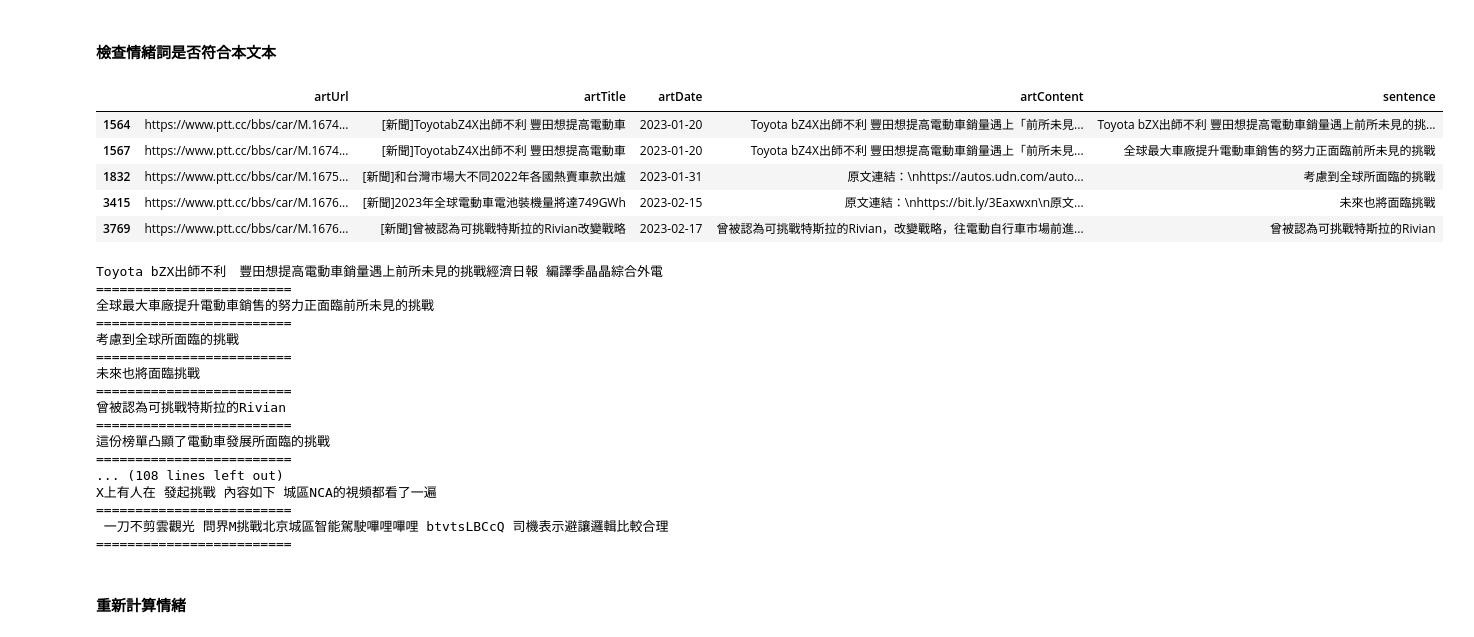
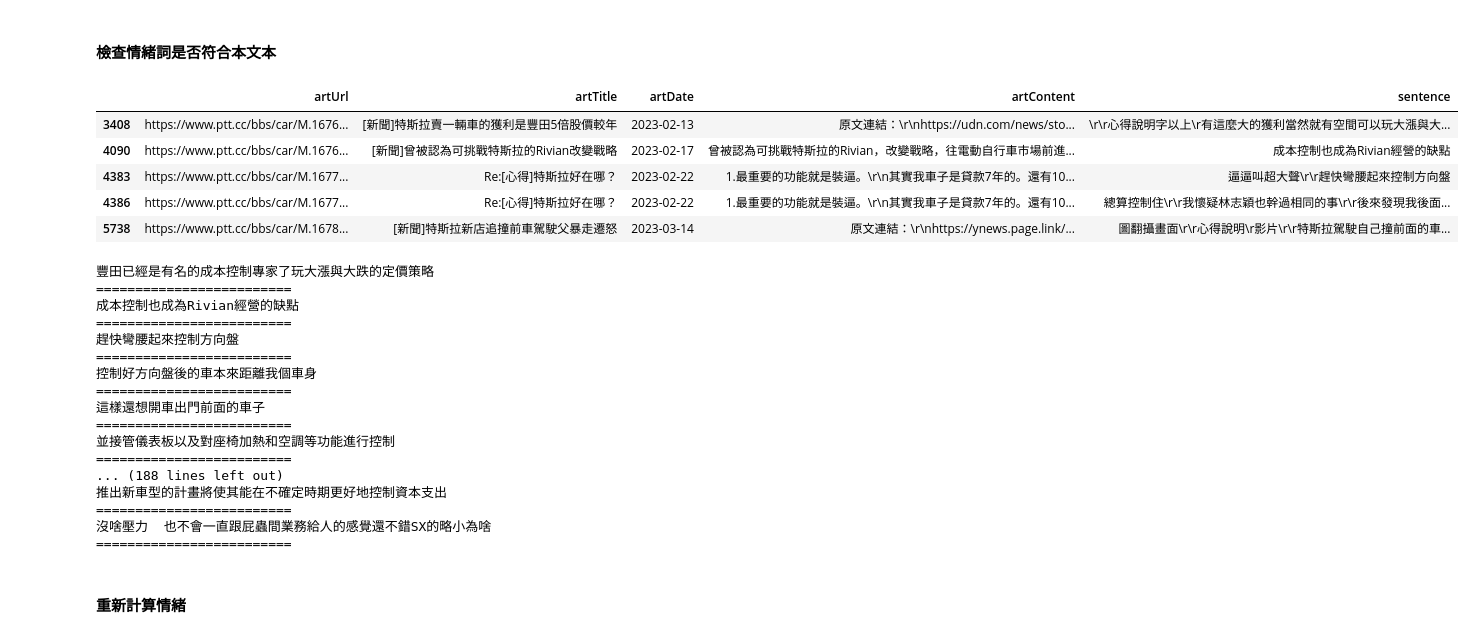
Before and after one commit to weiyu9805/SMA_project, a Jupyter notebook: 王唯宇/Week4SentimentTesla.ipynb, the cells around one changed output. Saved outputs shown, nothing was run; the diff lists cells and outputs as text; code cells hidden in the pictures.

```diff
--- a/王唯宇/Week4SentimentTesla.ipynb
+++ b/王唯宇/Week4SentimentTesla.ipynb
@@ -665,36 +665,36 @@ Text(0.5, 1.0, '負向情緒總數')
 # %% [markdown]
 #### 檢查情緒詞是否符合本文本
 # %%
-filtered_df = sent_df[sent_df['sentence'].str.contains('挑戰', na=False)]
+filtered_df = sent_df[sent_df['sentence'].str.contains('控制', na=False)]
 filtered_df.head()
 # %% [output]
 |  | artUrl | artTitle | artDate | artContent | sentence |
-| 1564 | https://www.ptt.cc/bbs/car/M.1674... | [新聞]ToyotabZ4X出師不利 豐田想提高電動車 | 2023-01-20 | Toyota bZ4X出師不利 豐田想提高電動車銷量遇上「前所未見... | Toyota bZX出師不利 豐田想提高電動車銷量遇上前所未見的挑... |
-| 1567 | https://www.ptt.cc/bbs/car/M.1674... | [新聞]ToyotabZ4X出師不利 豐田想提高電動車 | 2023-01-20 | Toyota bZ4X出師不利 豐田想提高電動車銷量遇上「前所未見... | 全球最大車廠提升電動車銷售的努力正面臨前所未見的挑戰 |
-| 1832 | https://www.ptt.cc/bbs/car/M.1675... | [新聞]和台灣市場大不同2022年各國熱賣車款出爐 | 2023-01-31 | 原文連結：\nhttps://autos.udn.com/auto... | 考慮到全球所面臨的挑戰 |
-| 3415 | https://www.ptt.cc/bbs/car/M.1676... | [新聞]2023年全球電動車電池裝機量將達749GWh | 2023-02-15 | 原文連結：\nhttps://bit.ly/3Eaxwxn\n原文... | 未來也將面臨挑戰 |
-| 3769 | https://www.ptt.cc/bbs/car/M.1676... | [新聞]曾被認為可挑戰特斯拉的Rivian改變戰略 | 2023-02-17 | 曾被認為可挑戰特斯拉的Rivian，改變戰略，往電動自行車市場前進... | 曾被認為可挑戰特斯拉的Rivian |
+| 3408 | https://www.ptt.cc/bbs/car/M.1676... | [新聞]特斯拉賣一輛車的獲利是豐田5倍股價較年 | 2023-02-13 | 原文連結：\r\nhttps://udn.com/news/sto... | \r\r心得說明字以上\r有這麼大的獲利當然就有空間可以玩大漲與大... |
+| 4090 | https://www.ptt.cc/bbs/car/M.1676... | [新聞]曾被認為可挑戰特斯拉的Rivian改變戰略 | 2023-02-17 | 曾被認為可挑戰特斯拉的Rivian，改變戰略，往電動自行車市場前進... | 成本控制也成為Rivian經營的缺點 |
+| 4383 | https://www.ptt.cc/bbs/car/M.1677... | Re:[心得]特斯拉好在哪？ | 2023-02-22 | 1.最重要的功能就是裝逼。\r\n其實我車子是貸款7年的。還有10... | 逼逼叫超大聲\r\r趕快彎腰起來控制方向盤 |
+| 4386 | https://www.ptt.cc/bbs/car/M.1677... | Re:[心得]特斯拉好在哪？ | 2023-02-22 | 1.最重要的功能就是裝逼。\r\n其實我車子是貸款7年的。還有10... | 總算控制住\r\r我懷疑林志穎也幹過相同的事\r\r後來發現我後面... |
+| 5738 | https://www.ptt.cc/bbs/car/M.1678... | [新聞]特斯拉新店追撞前車駕駛父暴走遷怒 | 2023-03-14 | 原文連結：\r\nhttps://ynews.page.link/... | 圖翻攝畫面\r\r心得說明\r影片\r\r特斯拉駕駛自己撞前面的車... |
 # %%
 for sentence in filtered_df['sentence'].to_list():
     print(sentence)
     print("=========================")
 # %% [output]
-Toyota bZX出師不利　豐田想提高電動車銷量遇上前所未見的挑戰經濟日報 編譯季晶晶綜合外電
+豐田已經是有名的成本控制專家了玩大漲與大跌的定價策略
 =========================
-全球最大車廠提升電動車銷售的努力正面臨前所未見的挑戰
+成本控制也成為Rivian經營的缺點
 =========================
-考慮到全球所面臨的挑戰
+趕快彎腰起來控制方向盤
 =========================
-未來也將面臨挑戰
+控制好方向盤後的車本來距離我個車身
 =========================
-曾被認為可挑戰特斯拉的Rivian
+這樣還想開車出門前面的車子
 =========================
-這份榜單凸顯了電動車發展所面臨的挑戰
+並接管儀表板以及對座椅加熱和空調等功能進行控制
 =========================
-... (108 lines left out)
-X上有人在 發起挑戰 內容如下 城區NCA的視頻都看了一遍
+... (188 lines left out)
+推出新車型的計畫將使其能在不確定時期更好地控制資本支出
 =========================
- 一刀不剪雲觀光 問界M挑戰北京城區智能駕駛嗶哩嗶哩 btvtsLBCcQ 司機表示避讓邏輯比較合理
+沒啥壓力  也不會一直跟屁蟲間業務給人的感覺還不錯SX的略小為啥
 =========================
 # %% [markdown]
 #### 重新計算情緒
```
Also changed, not shown: parts of 38 cells of this notebook.
